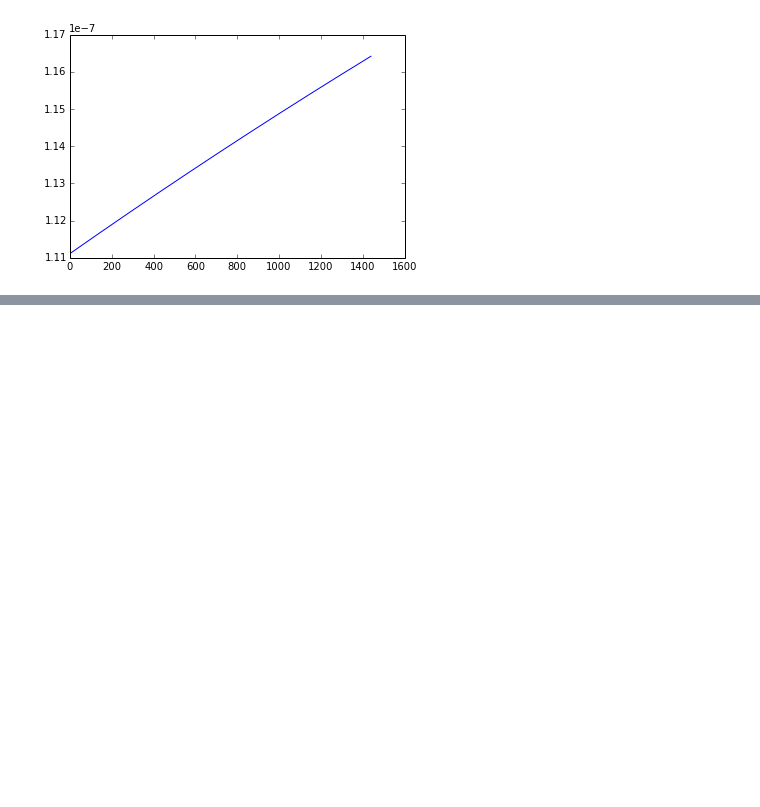
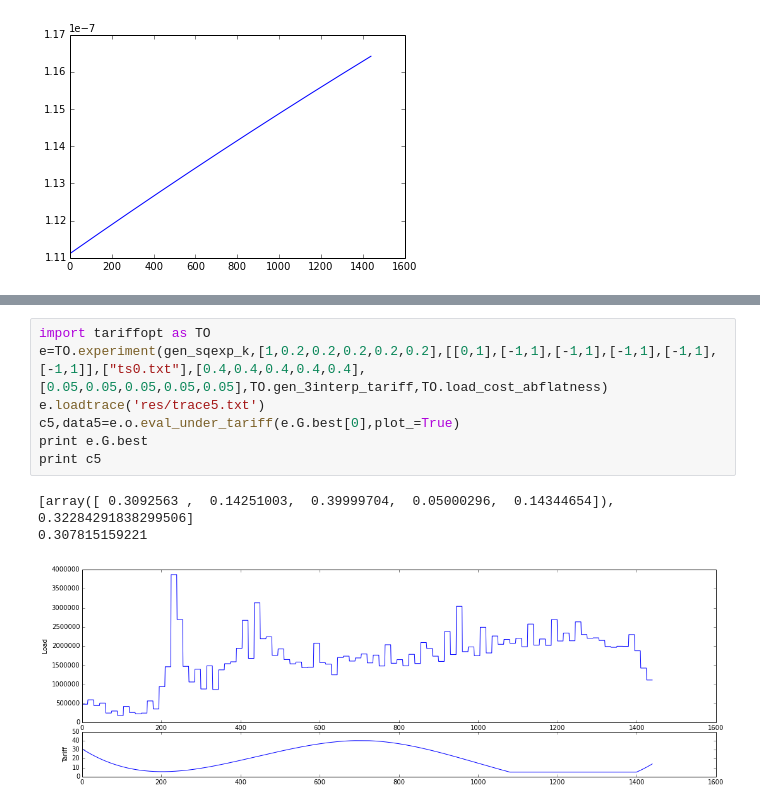
Before and after one commit to markm541374/tariffset, a Jupyter notebook: GPGO.ipynb, the cells around one changed output, grey strips where cells are left out. Saved outputs shown, nothing was run; the diff lists cells and outputs as text; blank space fills up the shorter version.

```diff
--- a/GPGO.ipynb
+++ b/GPGO.ipynb
@@ -91,0 +142,11 @@ print e.G.best
+# %%
+import tariffopt as TO
+e=TO.experiment(gen_sqexp_k,[1,0.2,0.2,0.2,0.2,0.2],[[0,1],[-1,1],[-1,1],[-1,1],[-1,1],[-1,1]],["ts0.txt"],[0.4,0.4,0.4,0.4,0.4],[0.05,0.05,0.05,0.05,0.05],TO.gen_3interp_tariff,TO.load_cost_abflatness)
+e.loadtrace('res/trace5.txt')
+c5,data5=e.o.eval_under_tariff(e.G.best[0],plot_=True)
+print e.G.best
+print c5
+# %% [output]
+[array([ 0.3092563 ,  0.14251003,  0.39999704,  0.05000296,  0.14344654]), 0.32284291838299506]
+0.307815159221
+[figure, added]
```
Also changed, not shown: parts of 23 cells of this notebook, 8 other files.
